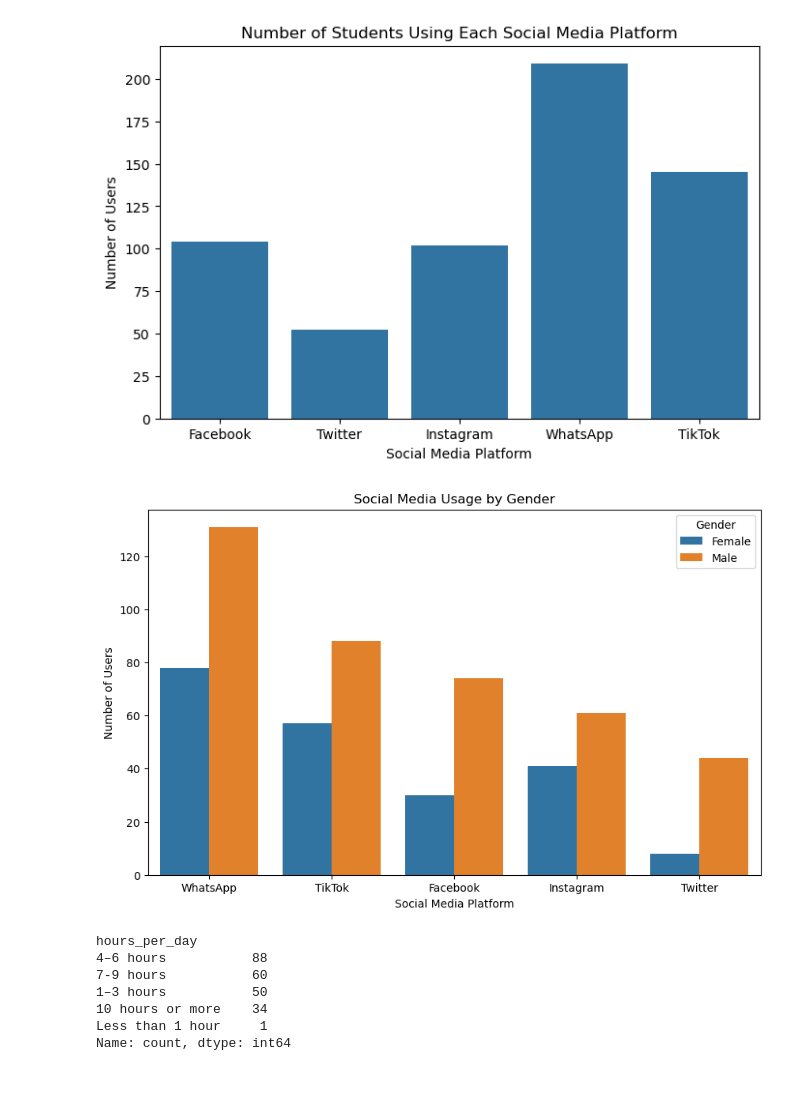
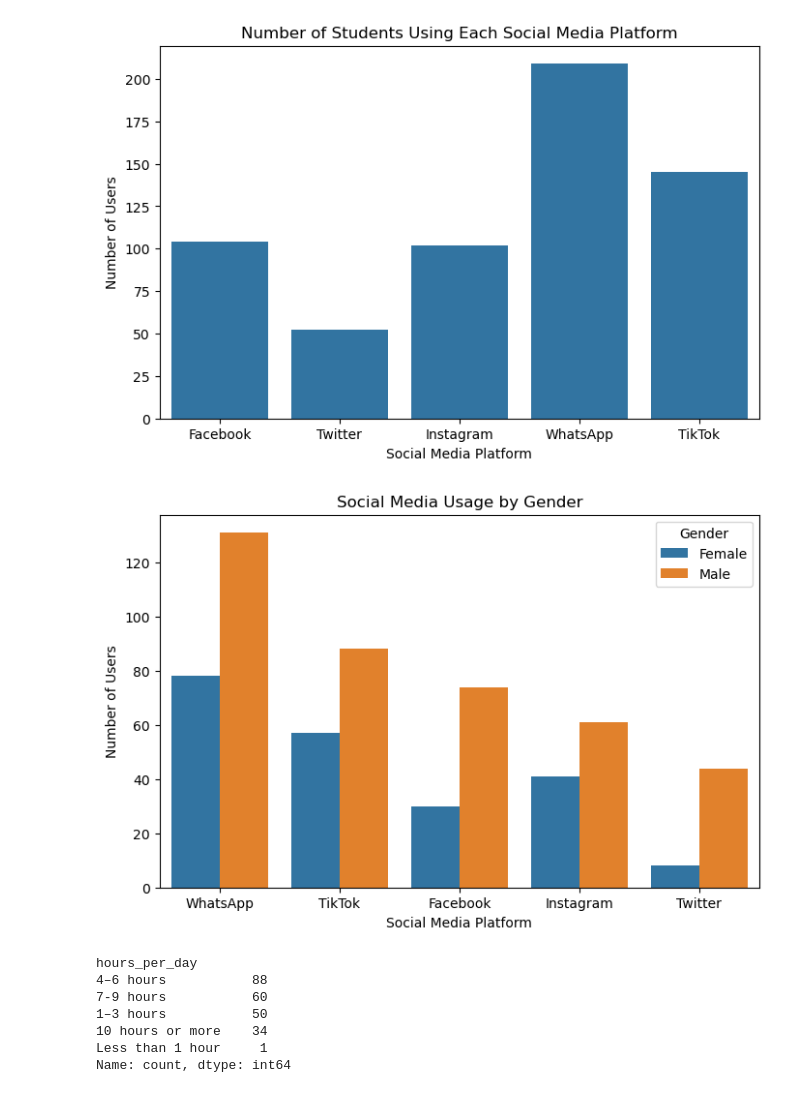
Before and after one commit to boaz-nya/stress_levels_project, a Jupyter notebook: data_cleaning.ipynb, the cells around one changed output. Saved outputs shown, nothing was run; the diff lists cells and outputs as text; code cells hidden in the pictures.

```diff
--- a/data_cleaning.ipynb
+++ b/data_cleaning.ipynb
@@ -495,30 +492,30 @@ plt.show()
 # %%
 import pandas as pd
 import matplotlib.pyplot as plt
 import seaborn as sns
 
 # List of social media columns
 social_cols = ['Facebook', 'Twitter', 'Instagram', 'WhatsApp',"TikTok"]  # replace with your actual column names
 gender_col = 'Gender'
 
 # Reshape the data to long format
 social_long = social_media2.melt(id_vars=gender_col, value_vars=social_cols,
                                  var_name='Social_Media', value_name='Used')
 
 # Keep only rows where Used == 1 (or "Yes" if your data is Yes/No)
 social_long = social_long[social_long['Used'] == 1]
 
 # Plot
-plt.figure(figsize=(10,6))
+plt.figure(figsize=(8,5))
 sns.countplot(data=social_long, x='Social_Media', hue=gender_col,
               order=social_long['Social_Media'].value_counts().index)
 plt.xlabel("Social Media Platform")
 plt.ylabel("Number of Users")
 plt.title("Social Media Usage by Gender")
 plt.legend(title='Gender')
 plt.show()
 # %% [output]
-[figure, old version]
+[figure, new version]
 # %%
 social_media2["hours_per_day"].value_counts()
 # %% [output]
```
Also changed, not shown: parts of 10 cells of this notebook, 1 other file.
